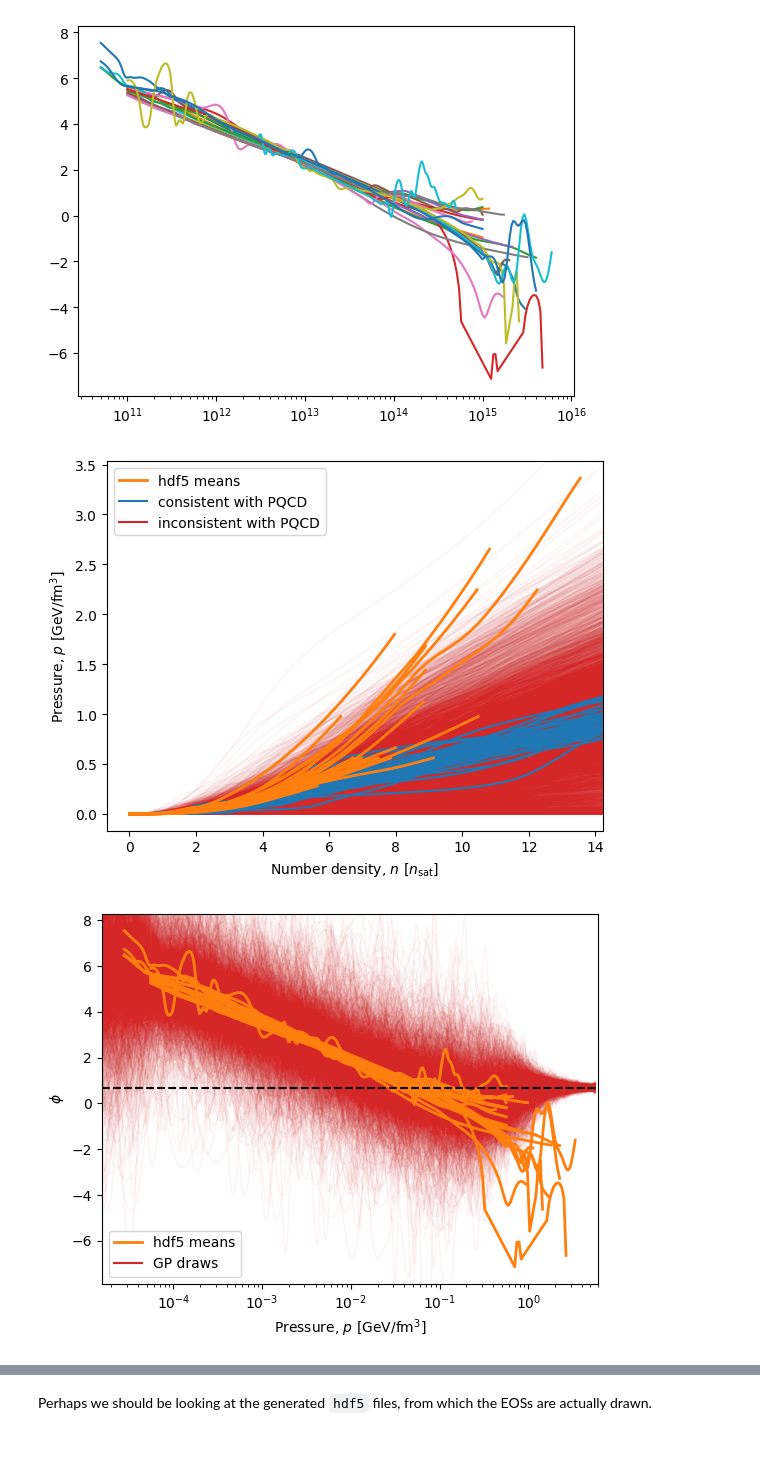
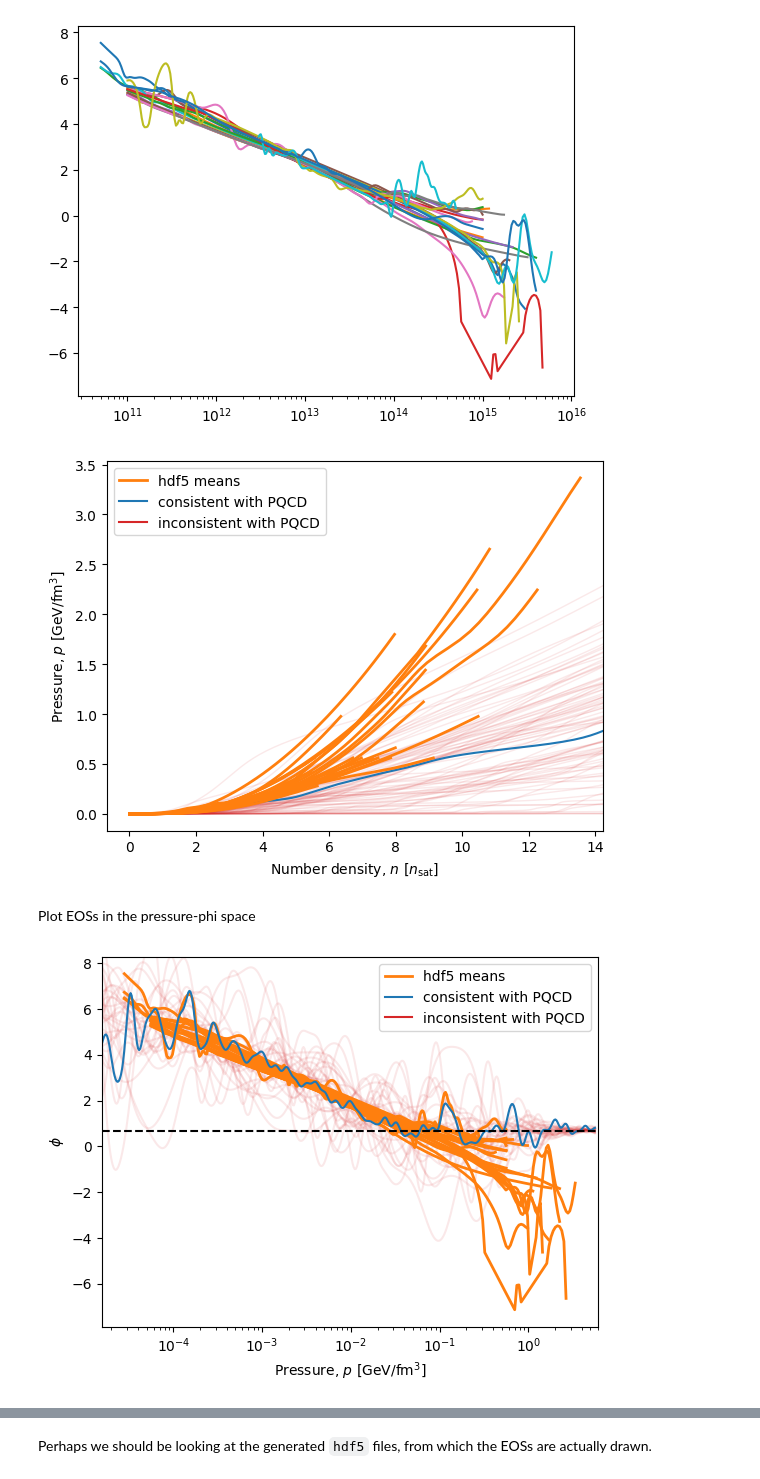
Before and after one commit to eliotfinch/pqcd, a Jupyter notebook: notebooks/inspect_gp_hdf5s.ipynb, the cells around one changed output, grey strips where cells are left out. Cells and saved outputs as stored; diff of their text form; code cells hidden in the pictures; blank space fills up the shorter version.

```diff
--- a/notebooks/inspect_gp_hdf5s.ipynb
+++ b/notebooks/inspect_gp_hdf5s.ipynb
@@ -71,7 +75,7 @@ energy_density_mean = to_GeV_per_cubic_femtometre(eos[:, cols.index('energy_dens
 number_density_mean = to_nucleons_per_cubic_femtometre(eos[:, cols.index('baryon_density')])
 # %%
 sets = [2, 0, 1]
-N_samp = 1000
+N_samp = 10
 
 good_EOSs = {s: [] for s in sets}
 
@@ -103,7 +107,7 @@ for s in sets:
                     to_nucleons_per_cubic_femtometre(eos.baryon_density)/nsat,
                     to_GeV_per_cubic_femtometre(eos.pressurec2),
                     c='C3',
-                    alpha=0.05,
+                    alpha=0.1,
                     lw=1,
                     zorder=0.5
                 )
@@ -188,7 +194,7 @@ xlim = ax.get_xlim()
 ylim = ax.get_ylim()
 
 sets = [2, 0, 1]
-N_samp = 1000
+N_samp = 10
 
 good_EOSs = {s: [] for s in sets}
 
@@ -213,7 +219,7 @@ for s in sets:
                     to_nucleons_per_cubic_femtometre(eos.baryon_density)/nsat,
                     to_GeV_per_cubic_femtometre(eos.pressurec2),
                     c='C3',
-                    alpha=0.05,
+                    alpha=0.1,
                     lw=1,
                     zorder=0.5
                 )
@@ -233,7 +239,9 @@ ax.legend(handles, labels)
 ax.set_xlabel(r'Number density, $n$ [$n_{\rm sat}$]')
 _ = ax.set_ylabel(r'Pressure, $p$ [GeV/fm$^3$]')
 # %% [output]
-[figure, old version]
+[figure, new version]
+# %% [markdown]
+Plot EOSs in the pressure-phi space
 # %%
 fig, ax = plt.subplots()
 ax.set_xscale('log')
@@ -255,43 +263,57 @@ for variety in ['had', 'hyp', 'qrk']:
         log_pressure = np.array([entry[0] for entry in mean])
         phi = np.array([entry[1] for entry in mean])
 
-        ax.plot(to_GeV_per_cubic_femtometre(np.exp(log_pressure)), phi, c='C1', zorder=3, lw=2)
+        ax.plot(to_GeV_per_cubic_femtometre(np.exp(log_pressure)), phi, c='C1', zorder=1, lw=2)
 
 xlim = ax.get_xlim()
 ylim = ax.get_ylim()
 
 sets = [0]
-N_samp = 1000
+N_samp = 10
+
+pqcd_region_dict = pqcd.get_pqcd_region()
 
 for s in sets:
     for variety in ['had', 'hyp', 'qrk']:
         for ni in range(N_samp):
 
-            eos = pd.read_csv(f'../data/eos-draws-modified/{s:02}/{variety}agn/draw-gpr_{variety}agn-{ni:06}.csv')
+            eos = pd.read_csv(f'../data/eos-draws-modified/{s:02}/{variety}agn/eos-draw-{ni:06}.csv')
+
+            if pqcd.consistent_with_pqcd(eos, pqcd_region_dict):
+                c='C0'
+                alpha=1
+                zorder=2
+
+            else:
+                c='C3'
+                alpha=0.1
+                zorder=0.5
+
+            gp = pd.read_csv(f'../data/eos-draws-modified/{s:02}/{variety}agn/draw-gpr_{variety}agn-{ni:06}.csv')
 
             ax.plot(
-                to_GeV_per_cubic_femtometre(np.exp(eos['log(pressurec2)'])),
-                eos['phi'],
-                c='C3',
-                alpha=0.05,
-                lw=1,
-                zorder=0.5
+                to_GeV_per_cubic_femtometre(np.exp(gp['log(pressurec2)'])),
+                gp['phi'],
+                color=c,
+                alpha=alpha,
+                zorder=zorder
             )
 
 ax.set_xlim(xlim)
 ax.set_ylim(ylim)
 
-labels = ['hdf5 means', 'GP draws']
+labels = ['hdf5 means', 'consistent with PQCD', 'inconsistent with PQCD']
 handles = [
     plt.Line2D([0], [0], color='C1', lw=2),
+    plt.Line2D([0], [0], color='C0'),
     plt.Line2D([0], [0], color='C3')
     ]
 
 ax.legend(handles, labels)
 
 ax.axhline(np.log(2), c='k', ls='--', zorder=10)
 
 ax.set_xlabel(r'Pressure, $p$ [GeV/fm$^3$]')
 _ = ax.set_ylabel(r'$\phi$')
 # %% [output]
-[figure, old version]
+[figure, new version]
```
Also changed, not shown: parts of 14 cells of this notebook.
